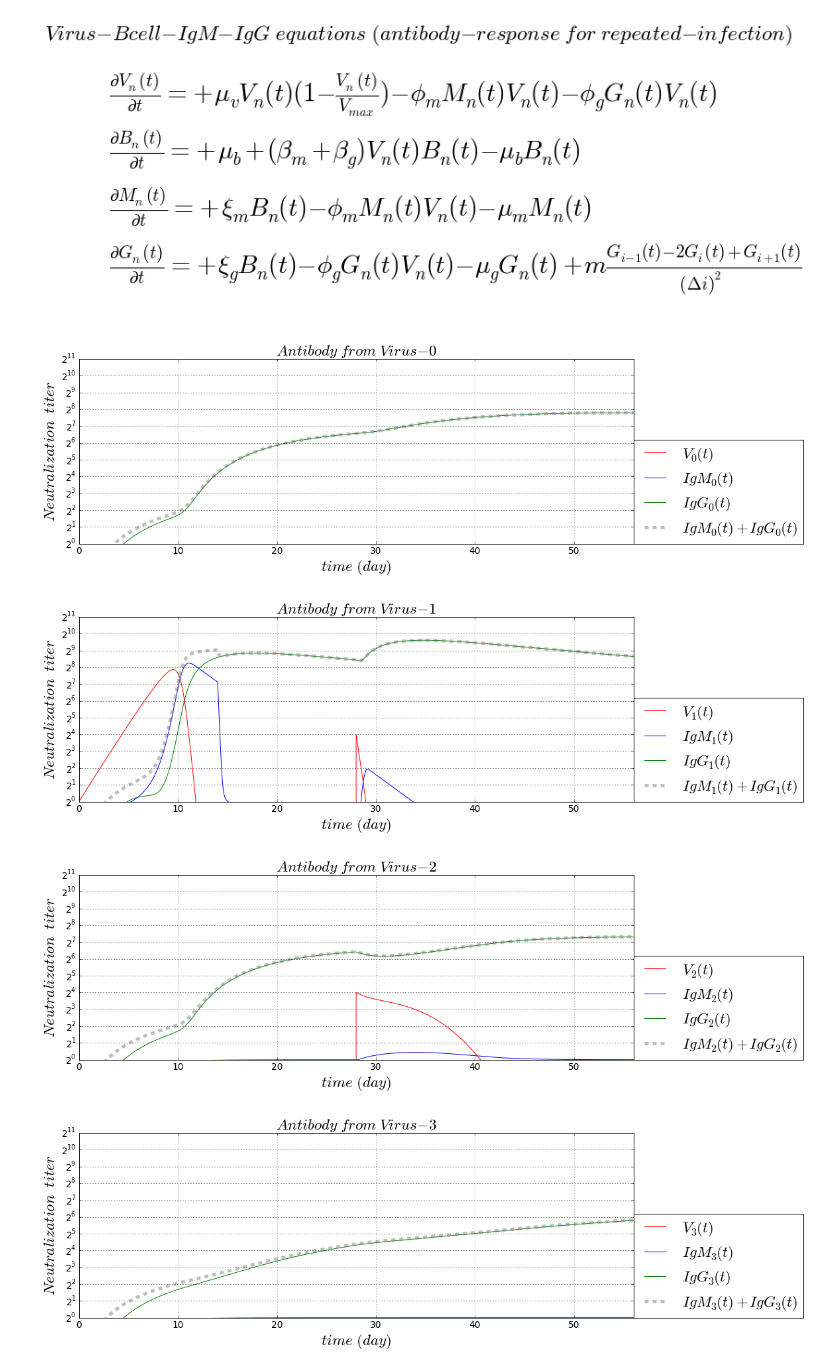
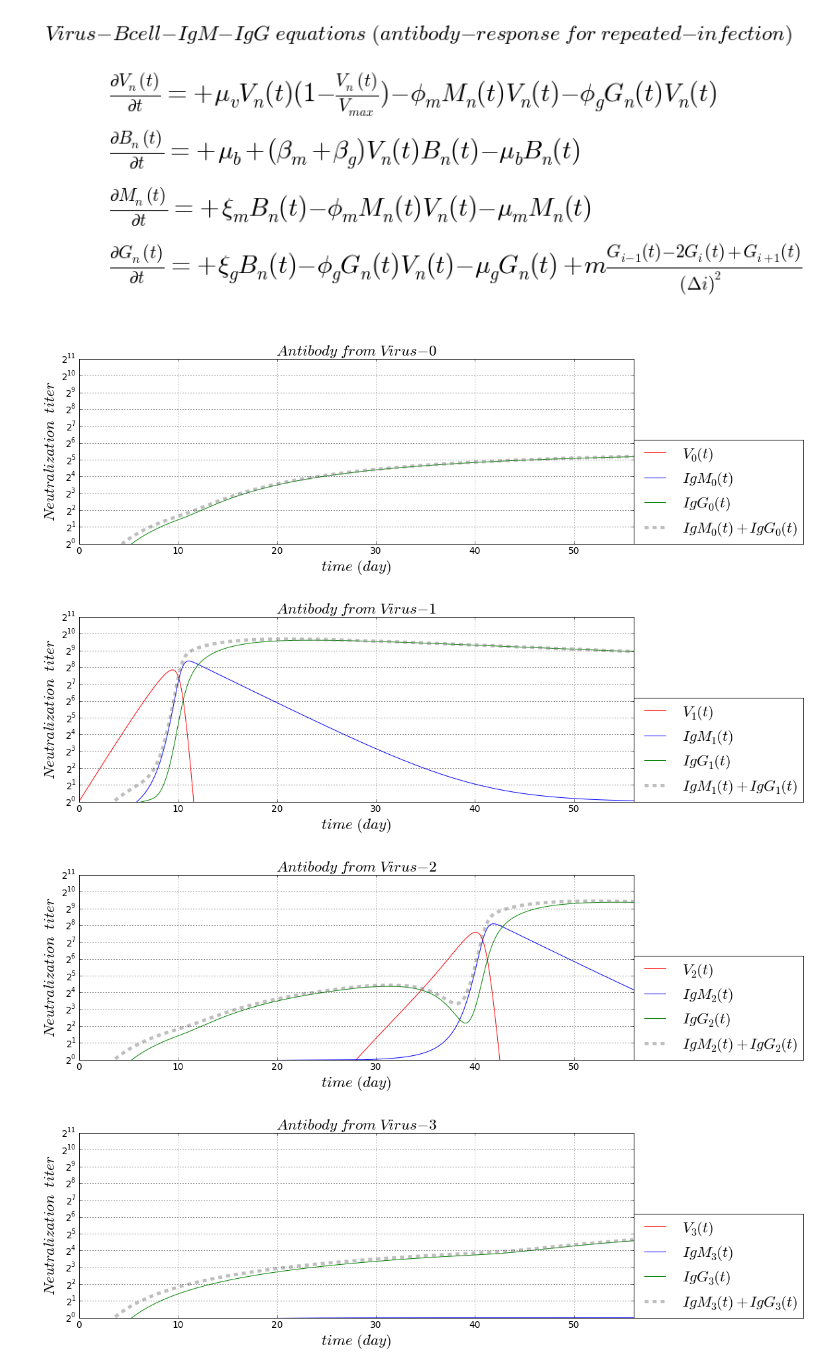
Before and after one commit to blab/antibody-response-pulse, a Jupyter notebook: bcell-array/code/Virus_Bcell_IgM_IgG_Infection_OAS.ipynb, the cells around one changed output. Drawn from its saved outputs; the diff is of its cells as text; code cells hidden in the pictures.

```diff
--- a/bcell-array/code/Virus_Bcell_IgM_IgG_Infection_OAS.ipynb
+++ b/bcell-array/code/Virus_Bcell_IgM_IgG_Infection_OAS.ipynb
@@ -141,7 +141,7 @@ inRateV = 6.5*maxV/10**4/day # in-rate of virus
 killRateVm = 1*maxV/10**5/day # kill-rate of virus by antibody-IgM
 killRateVg = killRateVm # kill-rate of virus by antibody-IgG
 
-inRateB = 3*maxV/10**4/day # in-rate of B-cell
+inRateB = 2*maxV/10**4/day # in-rate of B-cell
 outRateB = inRateB # out-rate of B-cell
 actRateBm = killRateVm # activation rate of naive B-cell
 #actRateBg = float(1)/10**2 # activation rate of memory B-cell
@@ -153,7 +153,7 @@ consumeRateM = killRateVm # consume-rate of antibody-IgM by cleaning virus
 inRateG = inRateM/20 # in-rate of antibody-IgG from memory B-cell
 outRateG = outRateM/600 # out-rate of antibody-IgG from memory B-cell
 consumeRateG = consumeRateM  # consume-rate of antibody-IgG by cleaning virus
-mutatRate = float(1)/60/day # mutation rate
+mutatRate = float(1)/1000/day # mutation rate
 # time boundary and griding condition
 minT = float(0)
 maxT = float(2*28*day)
@@ -181,7 +181,7 @@ gB_array[:, 0] = float(0)
 gM_array[0, 0] = float(0)
 gG_array[0, 0] = float(0)
 
-event_tn_In = np.array([[0*day, 1/10**2/day], [14*day, 1/1/day]])
+event_tn_In = np.array([[0*day, 1/10**2/day], [14*day, 1/100/day]])
 
 # Runge Kutta numerical solution
 pde_array = np.array([dVdt_array, dBdt_array, dMdt_array, dGdt_array])
@@ -191,37 +191,37 @@ gOut_array = alva.AlvaRungeKutta4XT(pde_array, initial_Out, minX, maxX, totalPoi
 # plotting
 gV = gOut_array[0]
 gB = gOut_array[1]
 gM = gOut_array[2]
 gG = gOut_array[3]
 
 numberingFig = numberingFig + 1
 for i in range(totalPoint_X):
     figure_name = '-response-%i'%(i)
     figure_suffix = '.png'
     save_figure = os.path.join(dir_path, file_name + figure_name + file_suffix)
     plt.figure(numberingFig, figsize = AlvaFigSize)
     plt.plot(gT, gV[i], color = 'red', label = r'$ V_{%i}(t) $'%(i))
     plt.plot(gT, gM[i], color = 'blue', label = r'$ IgM_{%i}(t) $'%(i))
     plt.plot(gT, gG[i], color = 'green', label = r'$ IgG_{%i}(t) $'%(i))
     plt.plot(gT, gM[i] + gG[i], color = 'gray', linewidth = 5.0, alpha = 0.5, linestyle = 'dashed'
              , label = r'$ IgM_{%i}(t) + IgG_{%i}(t) $'%(i, i))
     plt.grid(True, which = 'both')
     plt.title(r'$ Antibody \ from \ Virus-{%i} $'%(i), fontsize = AlvaFontSize)
     plt.xlabel(r'$time \ (%s)$'%(timeUnit), fontsize = AlvaFontSize)
     plt.ylabel(r'$ Neutralization \ \ titer $', fontsize = AlvaFontSize)
     plt.xlim([minT, maxT])
     plt.xticks(fontsize = AlvaFontSize*0.6)
     plt.yticks(fontsize = AlvaFontSize*0.6)
     plt.ylim([2**0, 2**11])
     plt.yscale('log', basey = 2)
     plt.legend(loc = (1,0), fontsize = AlvaFontSize)
     plt.savefig(save_figure, dpi = 100)
     plt.show()
 # %% [output]
-[figure, old version]
+[figure, new version]
-[figure, old version]
+[figure, new version]
-[figure, old version]
+[figure, new version]
-[figure, old version]
+[figure, new version]
 # %%
 # Experimental lab data from OAS paper
 gT_lab = np.array([28, 28 + 7, 28 + 14, 28 + 28])
```
Also changed, not shown: parts of 2 cells of this notebook, 20 other files.
